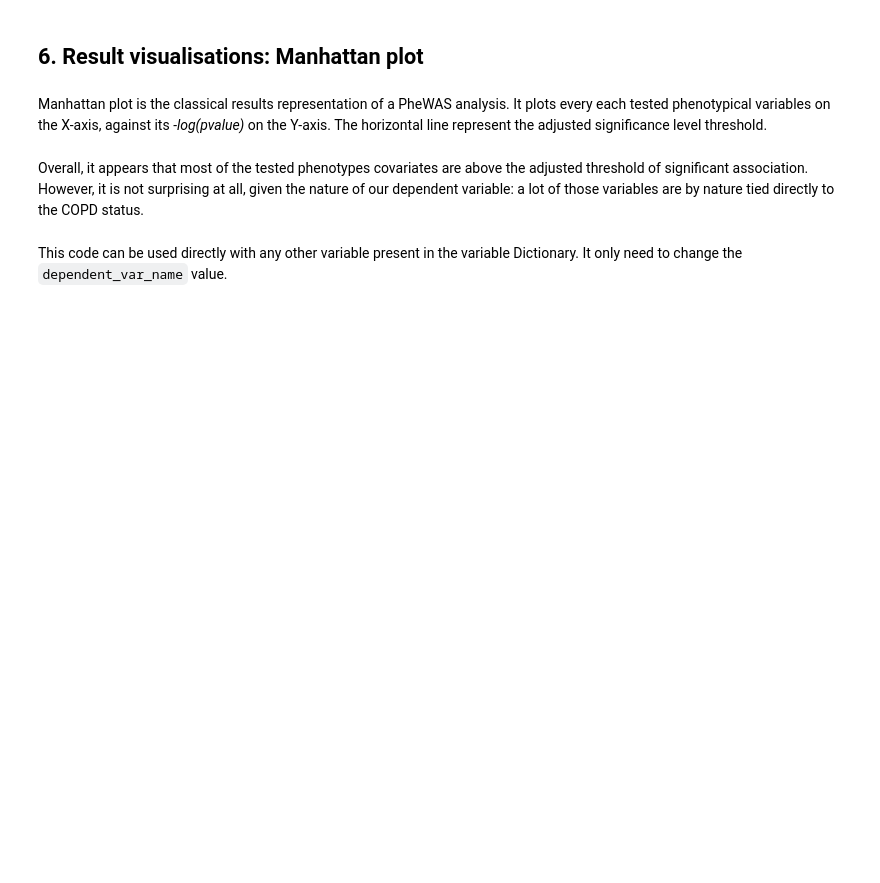
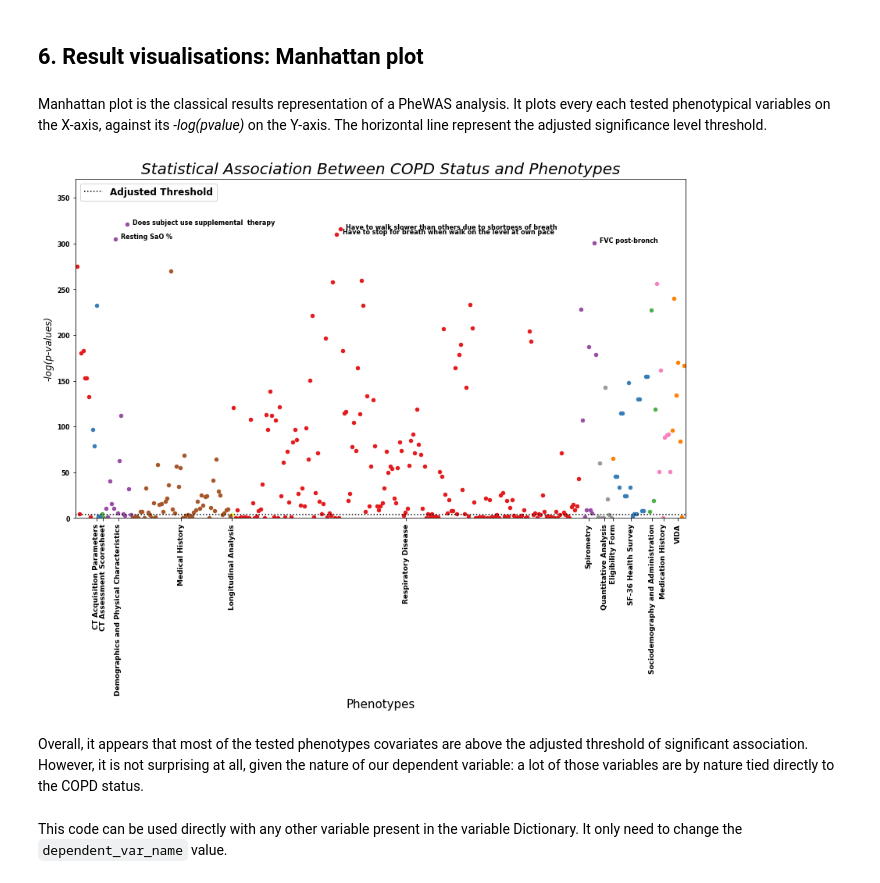
Before and after one commit to hms-dbmi/PIC-SURE_API-BioDataCatalyst-examples, a Jupyter notebook: PheWAS_py.ipynb, the cells around one changed output. Drawn from its saved outputs; the diff is of its cells as text; code cells hidden in the pictures; blank space fills up the shorter version.

```diff
--- a/PheWAS_py.ipynb
+++ b/PheWAS_py.ipynb
@@ -126,3 +174,3 @@ Here we will use the **COPD status** as the case-control variable to dichotomize
 # %%
-dependent_var_name = variablesDict.loc[variablesDict["simplified_varName"] == "00 Affection status", "varName"].values[0]
+dependent_var_name = variablesDict.loc[variablesDict["simplified_varName"] == "Affection status", "varName"].values[0]
 categorical_varnames.remove(dependent_var_name)
@@ -143,6 +197,0 @@ matching_dummies_varNames = match_dummies_to_varNames(facts.columns,
-# %%
-variablesDict = joining_variablesTable_onCol(variablesDict,
-                                              matching_dummies_varNames,
-                                              left_col="varName",
-                                              right_col="varName",
-                                              overwrite=False)
@@ -212,6 +261,7 @@ In order to handle the multiple comparison issue (increase in the probability to
 # %% [markdown]
 In a nutshell, Bonferonni allows to calculate a corrected "statistical significant threshold" according to the number of test performed. Every p-value below this threshold will be deemed statistically significant.
 # %%
+%%capture
 # Merging pvalues from different tests
 dic_pvalues = {**dic_mannwhitneyu, **dic_fisher}
 df_pvalues = pd.DataFrame.from_dict(dic_pvalues, orient="index", columns=["pvalues"])\
@@ -223,3 +273,9 @@ variablesDict = joining_variablesTable_onCol(variablesDict,
                                               df_pvalues,
                                               left_col="dummies_varName",
                                               right_col="dummies_varName")
+
+adjusted_alpha = 0.05/len(variablesDict["pvalues"])
+variablesDict["p_adj"] = variablesDict["pvalues"] / len(variablesDict["pvalues"])
+variablesDict['log_p'] = -np.log10(variablesDict['pvalues'])
+variablesDict = variablesDict.sort_index()
+variablesDict["group"] = variablesDict.reset_index(level=2)["level_2"].values
@@ -233,3 +281,0 @@ pd.set_option('expand_frame_repr', False)
-# %%
-variablesDict = variablesDict.sort_index()
-variablesDict["group"] = variablesDict.reset_index(level=1)["level_1"].values
@@ -240,54 +290,81 @@ Manhattan plot is the classical results representation of a PheWAS analysis. It
 # %%
 mask = variablesDict["pvalues"].isna()
 df_results = variablesDict.loc[~mask,:].copy().replace([np.inf, -np.inf], np.nan)
-df_results["ind"] = np.arange(1, len(df_results)+1)
-df_grouped = df_results.groupby(('group'))
+df_results = df_results.loc[~df_results["log_p"].isna().values,:]
 
-# print(df_grouped.head(10))
+#### Specific adjustment to make this specific plot looks nicer
+####### to adapt when changing data or dependent variable
+df_results = df_results.replace({"TLC": "Spirometry",
+                                 "New Gold Classification": "Quantitative Analysis",
+                  "Other": "Demographics"})
+group_order={'6MinWalk': 0,
+ 'CT Acquisition Parameters': 1,
+ 'CT Assessment Scoresheet': 2,
+ 'Demographics and Physical Characteristics': 3,
+ 'Eligibility Form': 10,
+ 'Longitudinal Analysis': 5,
+ 'Medical History': 4,
+ 'Medication History': 13,
+ 'Quantitative Analysis': 9,
+ 'Respiratory Disease': 6,
+ 'SF-36 Health Survey': 11,
+ 'Sociodemography and Administration': 12,
+ 'Spirometry': 7,
+ 'VIDA': 15}
+df_results["group_order"] = df_results["group"].replace(group_order)
+df_results = df_results.sort_values("group_order", ascending=True)
+df_results["simplified_varName"] = df_results["simplified_varName"].str.replace("[0-9]+[A-z]*", "").to_frame()
+###
+
 
 fig = plt.figure()
 ax = fig.add_subplot(111)
 colors = plt.get_cmap('Set1')
 x_labels = []
 x_labels_pos = []
 
-y_lims = (0,
-          df_results["log_p"].max(skipna=True) + 20)
+y_lims = (0, df_results["log_p"].max(skipna=True) + 50)
 threshold_top_values = df_results["log_p"].sort_values(ascending=False)[0:6][-1]
 
+df_results["ind"] = np.arange(1, len(df_results)+1)
+#df_results["group"] = df_results["group"].str.replace("[0-9]", "")
+df_grouped = df_results.groupby(('group'))
 for num, (name, group) in enumerate(df_grouped):
-        group.plot(kind='scatter', x='ind', y='log_p',color=colors.colors[num % len(colors.colors)], ax=ax, s=20)
-        x_labels.append(name)
-        x_labels_pos.append((group['ind'].iloc[-1] - (group['ind'].iloc[-1] - group['ind'].iloc[0])/2)) # Set label in the middle
+    group.plot(kind='scatter', x='ind', y='log_p',color=colors.colors[num % len(colors.colors)], ax=ax, s=20)
+    x_labels.append(name)
+    x_labels_pos.append((group['ind'].iloc[-1] - (group['ind'].iloc[-1] - group['ind'].iloc[0])/2)) # Set label in the middle
 
-        pair_ind = 0 # To shift label which might overlap because to close
-        for n, row in group.iterrows():
-            if pair_ind %2 == 0:
-                shift = 1.1
-            else:
-                shift = -1.1
-            if row["log_p"] > threshold_top_values:
-                ax.text(row['ind'] + 3, row["log_p"] + 0.05 + shift, row["simplified_varName"], rotation=0, alpha=1, size=8, color="black")
-                pair_ind += 1
+    pair_ind = 0 # To shift label which might overlap because to close
+    for n, row in group.iterrows():
+#        if pair_ind %2 == 0:
+#            shift = 1.1
+#        else:
+#            shift = -1.1
+        if row["log_p"] > threshold_top_values:
+            ax.text(row['ind'] + 3, row["log_p"] + 0.05, row["simplified_varName"], rotation=0, alpha=1, size=8, color="black")
+#            pair_ind += 1
 
 ax.set_xticks(x_labels_pos)
 ax.set_xticklabels(x_labels)
 ax.set_xlim([0, len(df_results) +1])
 ax.set_ylim(y_lims)
 ax.set_ylabel('-log(p-values)', style="italic")
-ax.set_xlabel('Phenotypes')
-ax.axhline(y=-np.log10(adjusted_alpha), linestyle=":", color="black")
-plt.xticks(fontsize = 8,rotation=90)
+ax.set_xlabel('Phenotypes', fontsize=15)
+ax.axhline(y=-np.log10(adjusted_alpha), linestyle=":", color="black", label="Adjusted Threshold")
+plt.xticks(fontsize = 9,rotation=90)
 plt.yticks(fontsize = 8)
-plt.title("Statistical association between studied allele and phenotypes",
+plt.title("Statistical Association Between COPD Status and Phenotypes",
           loc="center",
           style="oblique",
           fontsize = 20,
          y=1)
 xticks = ax.xaxis.get_major_ticks()
 xticks[0].set_visible(False)
-
+handles, labels = ax.get_legend_handles_labels()
+plt.legend(handles = handles, labels = labels, loc = "upper left")
 plt.show()
+# %% [output]
+[figure, added]
 # %% [markdown]
 Overall, it appears that most of the tested phenotypes covariates are above the adjusted threshold of significant association. However, it is not surprising at all, given the nature of our dependent variable: a lot of those variables are by nature tied directly to the COPD status.
 # %% [markdown]
```
Also changed, not shown: parts of 40 cells of this notebook, 6 other files.
